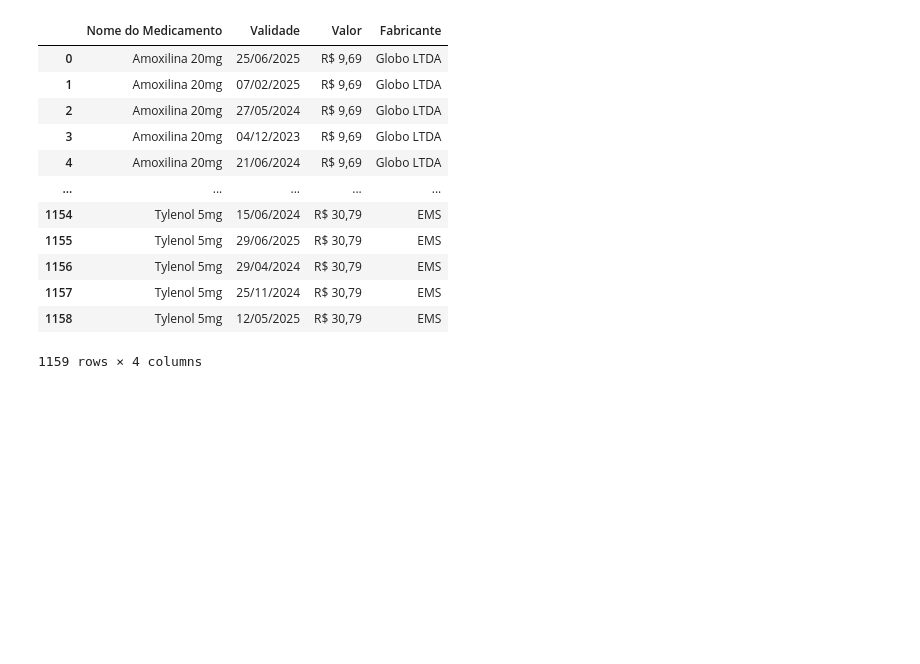
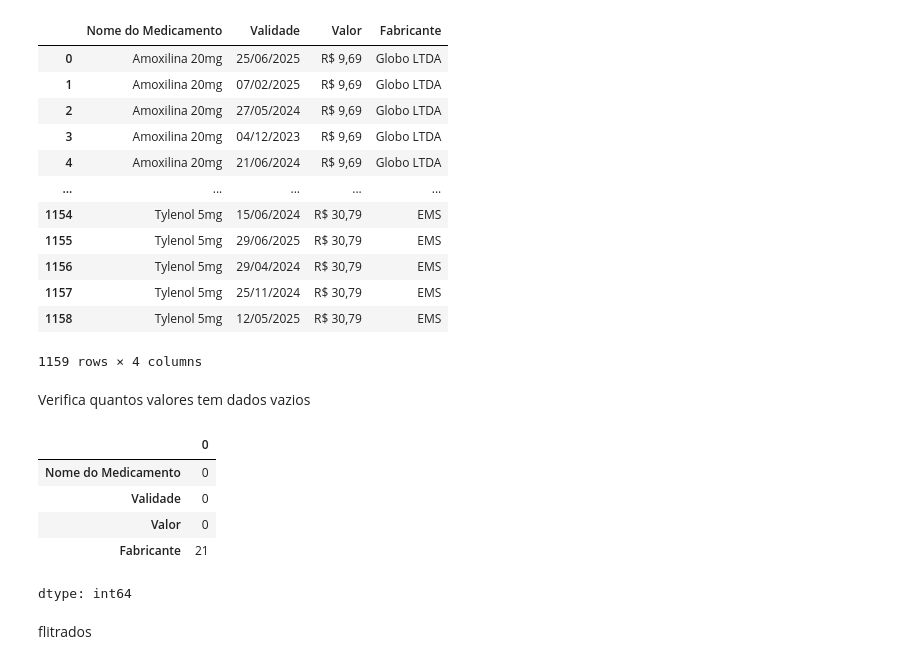
Before and after one commit to cinthia-cientistadedados/MBA_FM2S, a Jupyter notebook: Medicamentos.ipynb, the cells around one changed output. Cells and saved outputs as stored; diff of their text form; code cells hidden in the pictures; blank space fills up the shorter version.

```diff
--- a/Medicamentos.ipynb
+++ b/Medicamentos.ipynb
@@ -85,3 +85,17 @@ df
 | 1157 | Tylenol 5mg | 25/11/2024 | R$ 30,79 | EMS |
 | 1158 | Tylenol 5mg | 12/05/2025 | R$ 30,79 | EMS |
 1159 rows × 4 columns
+# %% [markdown]
+Verifica quantos valores tem dados vazios
+# %%
+#replace invalid values with NaN (substituir valores invalidos por NaN)
+df.isnull().sum()
+# %% [output]
+|  | 0 |
+| Nome do Medicamento | 0 |
+| Validade | 0 |
+| Valor | 0 |
+| Fabricante | 21 |
+dtype: int64
+# %% [markdown]
+flitrados
```
Also changed, not shown: parts of 5 cells of this notebook.
